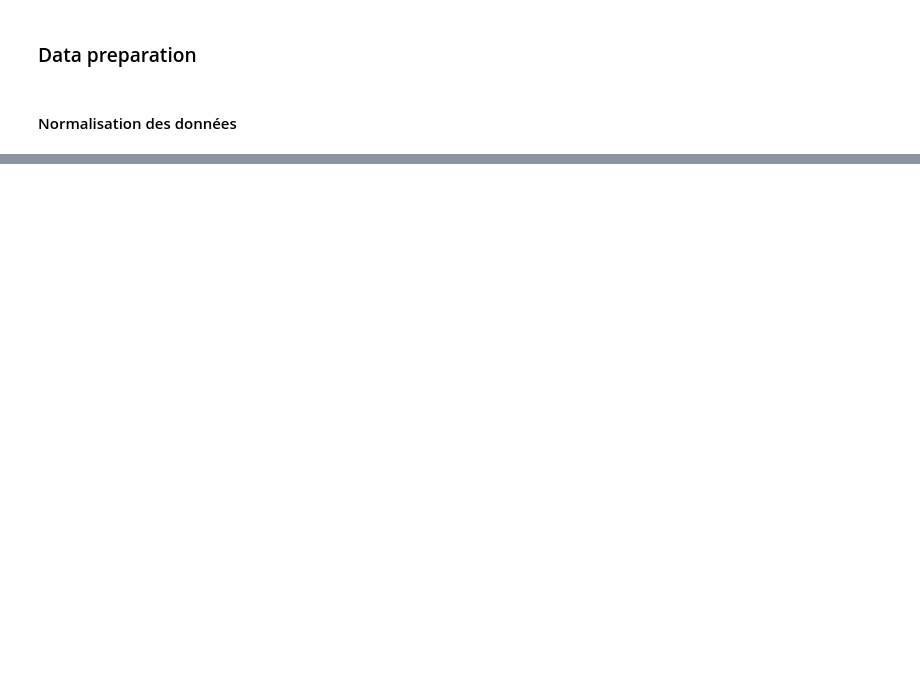
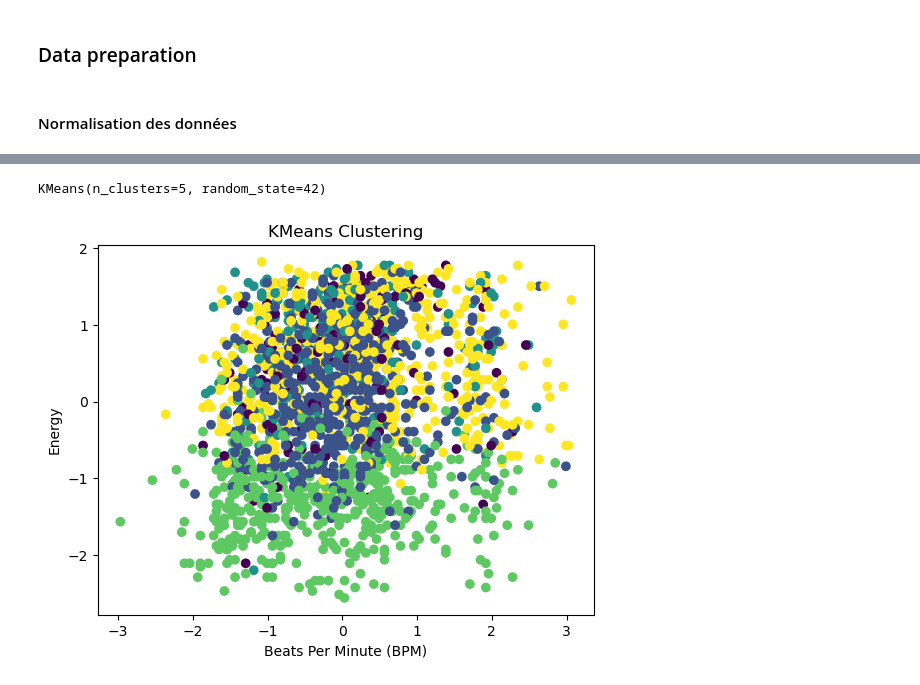
Before and after one commit to IkramBlsl/Music_clustering, a Jupyter notebook: Data_exploratory.ipynb, the cells around one changed output, grey strips where cells are left out. Saved outputs shown, nothing was run; the diff lists cells and outputs as text; code cells hidden in the pictures; blank space fills up the shorter version.

```diff
--- a/Data_exploratory.ipynb
+++ b/Data_exploratory.ipynb
@@ -149,0 +182,3 @@ Popularity                 11  100
+# %%
+# Convertir le résultat en DataFrame pour une manipulation plus facile
+data_numeric_scaled = pd.DataFrame(data_numeric_scaled, columns=numeric_columns)
@@ -149,0 +187,11 @@ Popularity                 11  100
+# %%
+# Appliquer le one-hot encoding aux colonnes textuelles
+encoder = OneHotEncoder(sparse_output=False)
+data_text_encoded = encoder.fit_transform(data_text)
+data_text_encoded = pd.DataFrame(data_text_encoded, columns=encoder.get_feature_names_out(text_columns))
+# %%
+# Combiner les colonnes numériques normalisées et les colonnes textuelles encodées
+df_final = pd.concat([data_numeric_scaled, data_text_encoded], axis=1)
+
+# Afficher le DataFrame final
+df_final.head()
@@ -149,0 +206,7 @@ Popularity                 11  100
+# %%
+from sklearn.cluster import KMeans
+# Appliquer KMeans
+kmeans = KMeans(n_clusters=5, random_state=42)
+kmeans.fit(df_final)
+# %% [output]
+KMeans(n_clusters=5, random_state=42)
@@ -149,0 +215,9 @@ Popularity                 11  100
+# %%
+# Optionnel : Visualiser les résultats
+plt.scatter(data_numeric_scaled.iloc[:, 0], data_numeric_scaled.iloc[:, 1], c=kmeans.labels_, cmap='viridis')
+plt.xlabel(numeric_columns[0])
+plt.ylabel(numeric_columns[1])
+plt.title('KMeans Clustering')
+plt.show()
+# %% [output]
+[figure, added]
```
Also changed, not shown: parts of 13 cells of this notebook.
